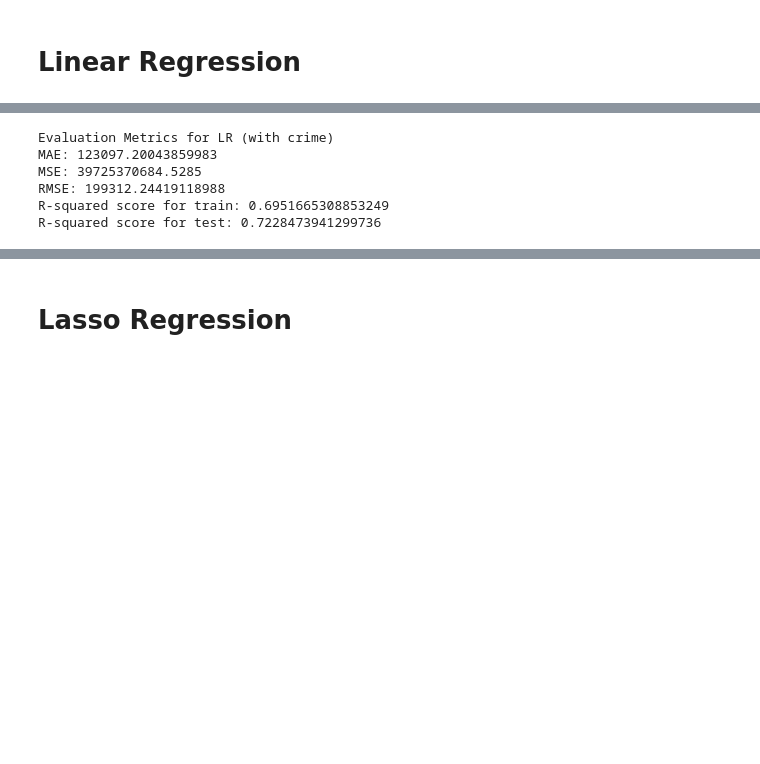
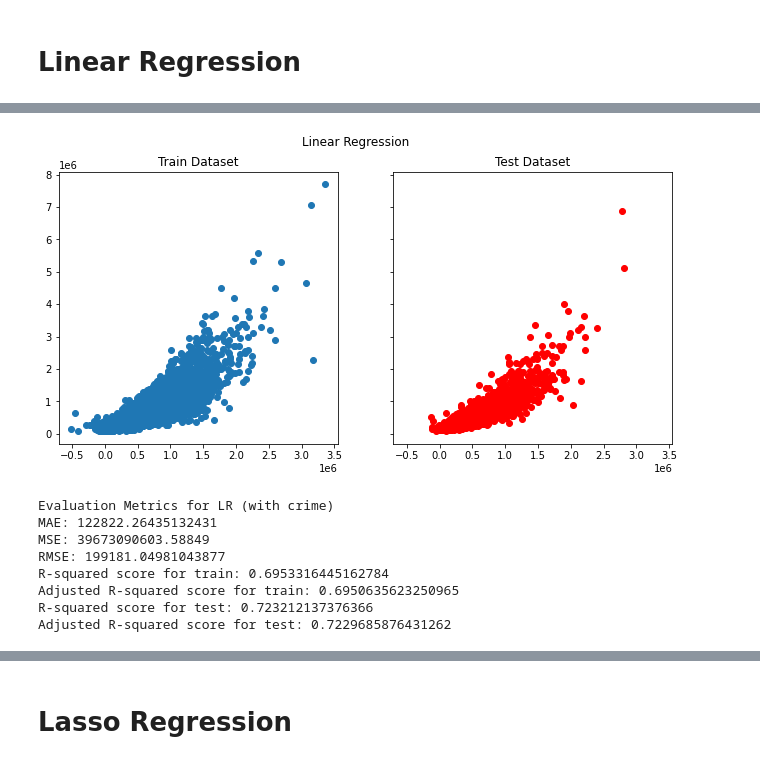
Before and after one commit to dvh549/Machine_Learning, a Jupyter notebook: House Sales Prediction - Linear Regression, Lasso Regression & XGBoost Regression.ipynb, the cells around one changed output, grey strips where cells are left out. Cells and saved outputs as stored; diff of their text form; code cells hidden in the pictures; blank space fills up the shorter version.

```diff
--- a/House Sales Prediction - Linear Regression, Lasso Regression & XGBoost Regression.ipynb
+++ b/House Sales Prediction - Linear Regression, Lasso Regression & XGBoost Regression.ipynb
@@ -238,17 +255,38 @@ R-squared score for test: 0.7212355912542701
+# %%
+# visualise performance of train vs test
+
+fig, ax = plt.subplots(1, 2, figsize=(11,5), sharey=True, sharex=True)
+
+ax[0].scatter(regression.predict(X_train), y_train)
+ax[1].scatter(pred, y_test, c = 'red')
+ax[0].set_title('Train Dataset')
+ax[1].set_title('Test Dataset')
+
+plt.suptitle('Linear Regression')
+
+plt.show()
+# %% [output]
+[figure, added]
 # %%
-regressor_with_crime = LinearRegression()
-regressor_with_crime.fit(X_train_2, y_train_2)
-pred_with_crime = regressor_with_crime.predict(X_test_2)
+regression_with_crime = LinearRegression()
+regression_with_crime.fit(X_train_2, y_train_2)
+pred_with_crime = regression_with_crime.predict(X_test_2)
+train_adjusted_r2 = 1 - (1-regression_with_crime.score(X_train_2, y_train_2)) * (len(y_2)-1)/(len(y_2)-X_2.shape[1]-1)
+test_adjusted_r2 = 1 - (1-regression_with_crime.score(X_test_2, y_test_2)) * (len(y_2)-1)/(len(y_2)-X_2.shape[1]-1)
 print("Evaluation Metrics for LR (with crime)")
 print(f"MAE: {mean_absolute_error(y_test_2, pred_with_crime)}")
 print(f"MSE: {mean_squared_error(y_test_2, pred_with_crime)}")
 print(f"RMSE: {np.sqrt(mean_squared_error(y_test_2, pred_with_crime))}")
-print(f"R-squared score for train: {regressor_with_crime.score(X_train_2, y_train_2)}")
-print(f"R-squared score for test: {regressor_with_crime.score(X_test_2, y_test_2)}")
+print(f"R-squared score for train: {regression_with_crime.score(X_train_2, y_train_2)}")
+print(f"Adjusted R-squared score for train: {train_adjusted_r2}")
+print(f"R-squared score for test: {regression_with_crime.score(X_test_2, y_test_2)}")
+print(f"Adjusted R-squared score for test: {test_adjusted_r2}")
 # %% [output]
 Evaluation Metrics for LR (with crime)
-MAE: 123097.20043859983
-MSE: 39725370684.5285
-RMSE: 199312.24419118988
-R-squared score for train: 0.6951665308853249
-R-squared score for test: 0.7228473941299736
+MAE: 122822.26435132431
+MSE: 39673090603.58849
+RMSE: 199181.04981043877
+R-squared score for train: 0.6953316445162784
+Adjusted R-squared score for train: 0.6950635623250965
+R-squared score for test: 0.723212137376366
+Adjusted R-squared score for test: 0.7229685876431262
```
Also changed, not shown: parts of 18 cells of this notebook.
